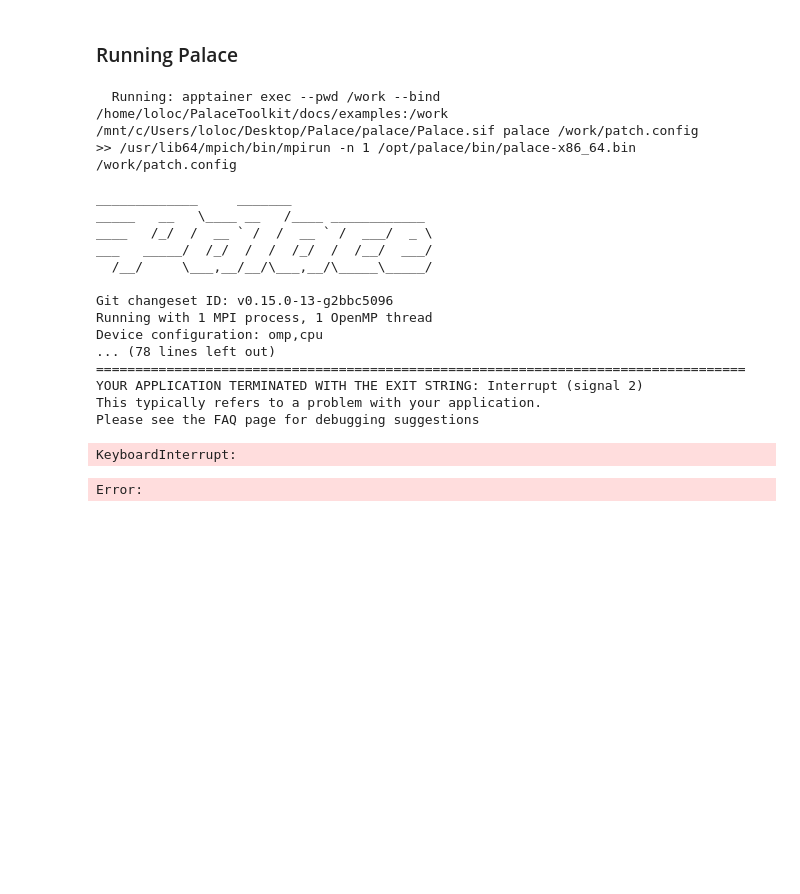
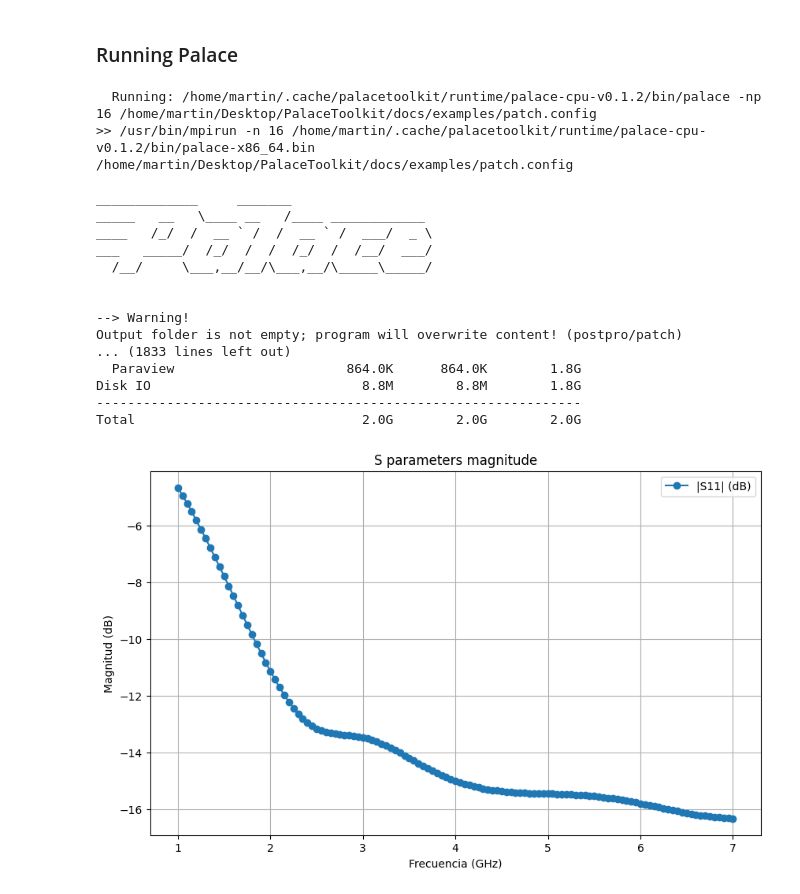
Before and after one commit to EpsilonForge/PalaceToolkit, a Jupyter notebook: docs/examples/patch_antenna.ipynb, the cells around one changed output. Saved outputs shown, nothing was run; the diff lists cells and outputs as text; code cells hidden in the pictures; blank space fills up the shorter version.

Commit message:
running from default palace install, tighter mesh in patch

```diff
--- a/docs/examples/patch_antenna.ipynb
+++ b/docs/examples/patch_antenna.ipynb
@@ -251,8 +241,8 @@ set_palace_path("/mnt/c/Users/loloc/Desktop/Palace/palace/Palace.sif")  # where
 # %%
-run_palace(config_file="patch.config", num_procs=1)
+run_palace(config_file="patch.config", num_procs=16)
 # %% [output]
-  Running: apptainer exec --pwd /work --bind /home/loloc/PalaceToolkit/docs/examples:/work /mnt/c/Users/loloc/Desktop/Palace/palace/Palace.sif palace /work/patch.config
->> /usr/lib64/mpich/bin/mpirun -n 1 /opt/palace/bin/palace-x86_64.bin /work/patch.config
+  Running: /home/martin/.cache/palacetoolkit/runtime/palace-cpu-v0.1.2/bin/palace -np 16 /home/martin/Desktop/PalaceToolkit/docs/examples/patch.config
+>> /usr/bin/mpirun -n 16 /home/martin/.cache/palacetoolkit/runtime/palace-cpu-v0.1.2/bin/palace-x86_64.bin /home/martin/Desktop/PalaceToolkit/docs/examples/patch.config
 
 _____________     _______
 _____   __   \____ __   /____ ____________
@@ -260,13 +250,17 @@ ____   /_/  /  __ ` /  /  __ ` /  ___/  _ \
 ___   _____/  /_/  /  /  /_/  /  /__/  ___/
   /__/     \___,__/__/\___,__/\_____\_____/
 
-Git changeset ID: v0.15.0-13-g2bbc5096
-Running with 1 MPI process, 1 OpenMP thread
-Device configuration: omp,cpu
-... (78 lines left out)
-===================================================================================
-YOUR APPLICATION TERMINATED WITH THE EXIT STRING: Interrupt (signal 2)
-This typically refers to a problem with your application.
-Please see the FAQ page for debugging suggestions
+
+--> Warning!
+Output folder is not empty; program will overwrite content! (postpro/patch)
+... (1833 lines left out)
+  Paraview                      864.0K      864.0K        1.8G
+Disk IO                           8.8M        8.8M        1.8G
+--------------------------------------------------------------
+Total                             2.0G        2.0G        2.0G
-KeyboardInterrupt:
-Error:
+# %%
+from palacetoolkit.s_plot import plot_s_params
+
+plot_s_params("postpro/patch/port-S.csv")
+# %% [output]
+[figure, added]
```
Also changed, not shown: parts of 5 cells of this notebook, 2 other files.
